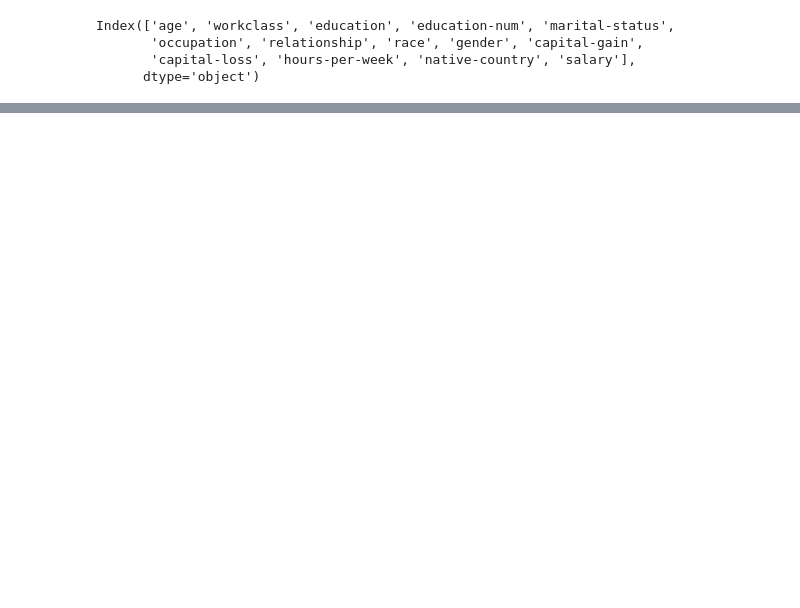
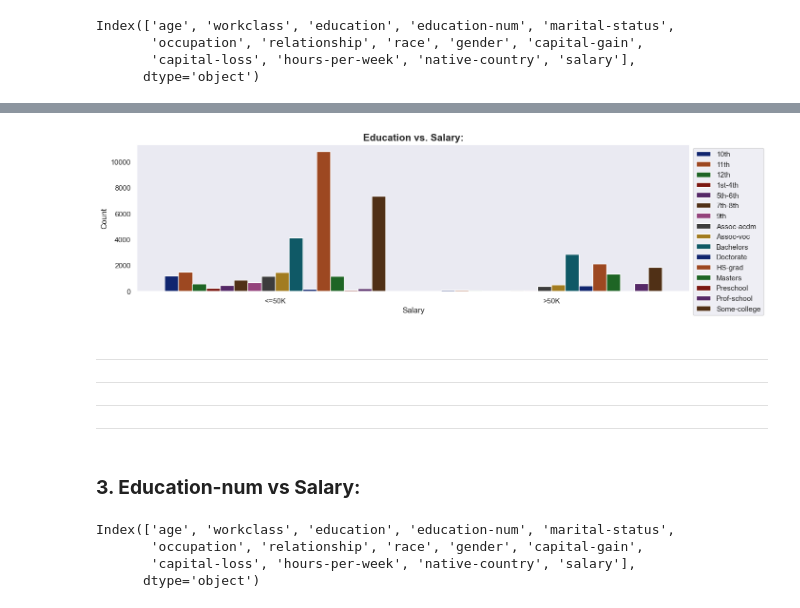
Before and after one commit to rajesh-coventry/Projects, a Jupyter notebook: 02_Data_Visuallization/04_Adults_Income_Analysis/Analysis-3_Education_and_Income.ipynb, the cells around one changed output, grey strips where cells are left out. Drawn from its saved outputs; the diff is of its cells as text; code cells hidden in the pictures; blank space fills up the shorter version.

```diff
--- a/02_Data_Visuallization/04_Adults_Income_Analysis/Analysis-3_Education_and_Income.ipynb
+++ b/02_Data_Visuallization/04_Adults_Income_Analysis/Analysis-3_Education_and_Income.ipynb
@@ -77,0 +97,25 @@ data.head(3)
+# %%
+ddaa= data.groupby(by= "education")["salary"].value_counts().reset_index(name= "count")
+plt.figure(figsize=(15, 4))
+sns.barplot(data= ddaa, hue= "education", y= "count", x= "salary", palette= "dark")
+plt.legend(bbox_to_anchor= (1,1))
+plt.title("Education vs. Salary:", fontsize= 15, fontweight= "bold")
+plt.xlabel("Salary")
+plt.ylabel("Count")
+plt.show()
+# %% [output]
+[figure, added]
+# %% [markdown]
+---
+---
+----
+-----
+# %% [markdown]
+### **3. Education-num vs Salary:**
+# %%
+data.columns
+# %% [output]
+Index(['age', 'workclass', 'education', 'education-num', 'marital-status',
+       'occupation', 'relationship', 'race', 'gender', 'capital-gain',
+       'capital-loss', 'hours-per-week', 'native-country', 'salary'],
+      dtype='object')
```
Also changed, not shown: parts of 43 cells of this notebook, 1 other file.
